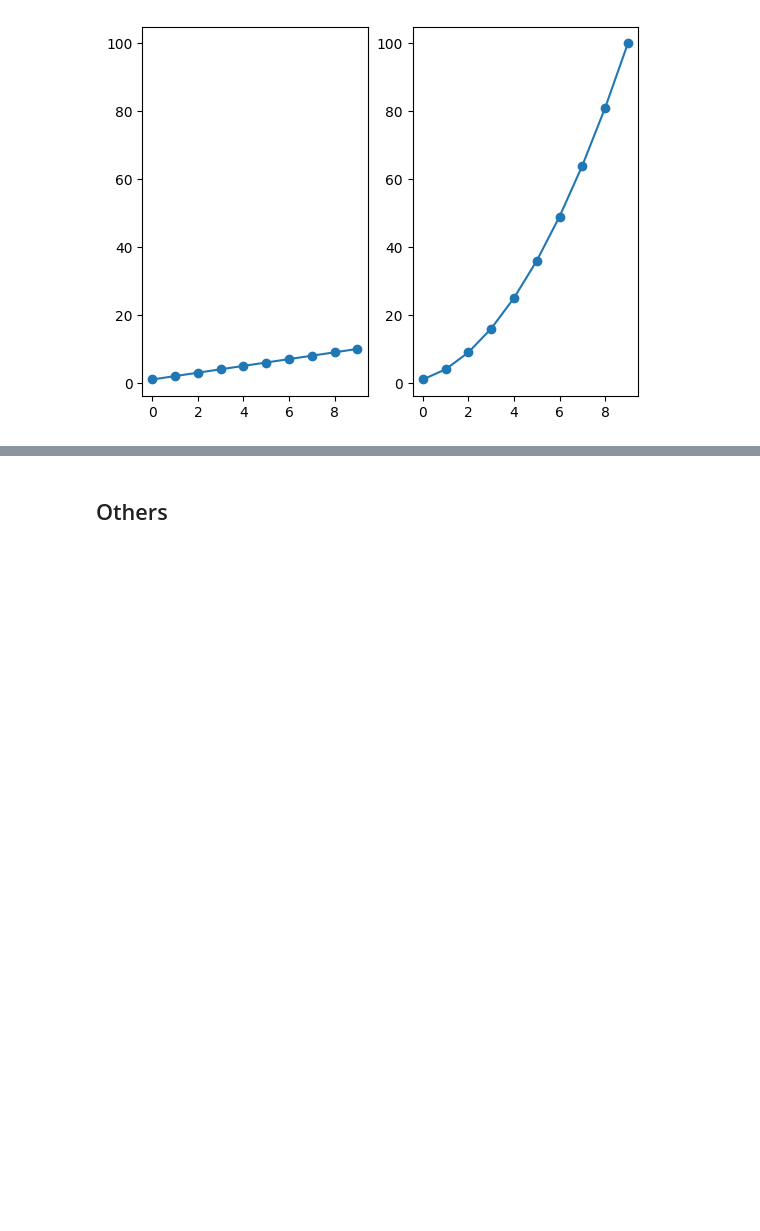
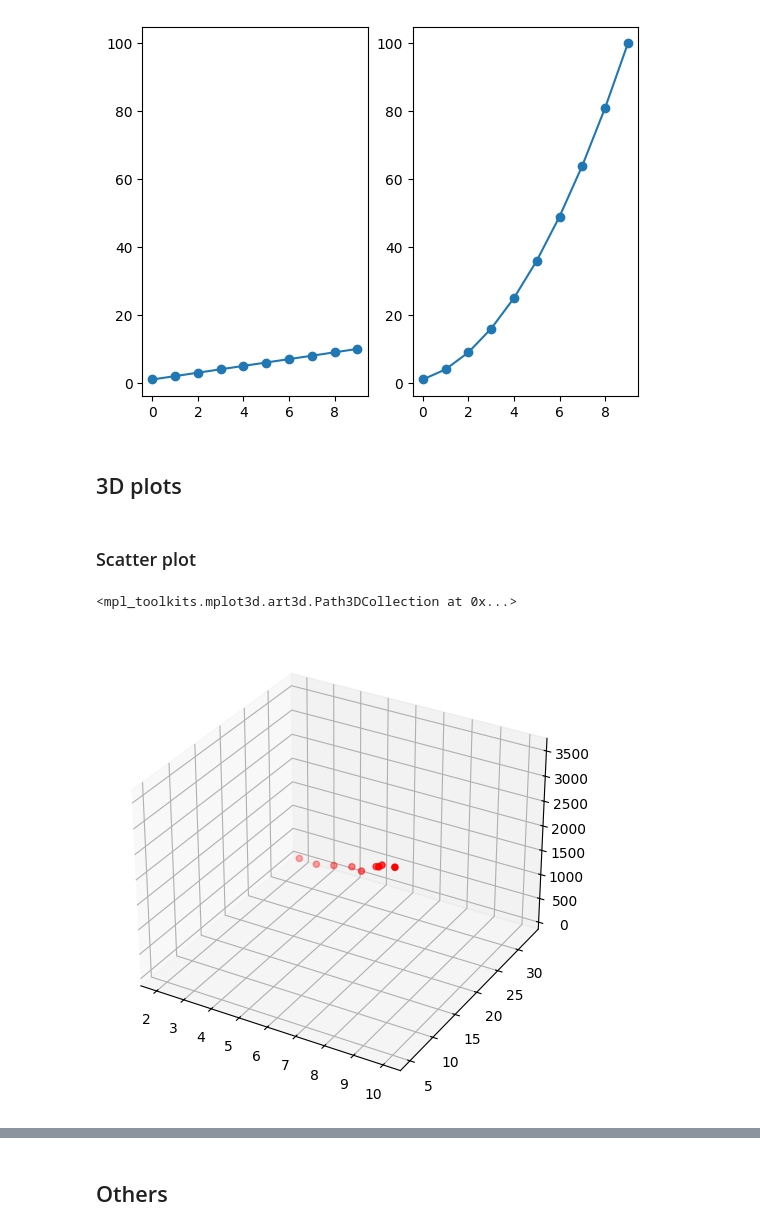
Before and after one commit to hhomaei/aml, a Jupyter notebook: 02-introduction-to-Python-libs-for-ML/03-matplotlib-practice.ipynb, the cells around one changed output, grey strips where cells are left out. Saved outputs shown, nothing was run; the diff lists cells and outputs as text; code cells hidden in the pictures; blank space fills up the shorter version.

```diff
--- a/02-introduction-to-Python-libs-for-ML/03-matplotlib-practice.ipynb
+++ b/02-introduction-to-Python-libs-for-ML/03-matplotlib-practice.ipynb
@@ -381,3 +381,22 @@ plt.plot(exponential_data, '-o')
 # %% [output]
 [<matplotlib.lines.Line2D at 0x...>]
 [figure]
+# %% [markdown]
+## 3D plots
+# %% [markdown]
+### Scatter plot
+# %%
+from sklearn.linear_model import LinearRegression
+
+# Data
+wind_speed = [2, 3, 4, 5, 6, 7, 8, 9, 10]
+temperature = [33, 31, 29, 27, 23, 20, 15, 8, 5]
+power_output = [100, 300, 600, 900, 1300, 1800, 2400, 3100, 3500]
+
+# Plotting the 3D scatter plot
+fig = plt.figure(figsize=(10, 6))  # Adjust the figure size
+ax = fig.add_subplot(111, projection='3d')
+ax.scatter(wind_speed, temperature, power_output, color='r', label='Data points')
+# %% [output]
+<mpl_toolkits.mplot3d.art3d.Path3DCollection at 0x...>
+[figure, added]
```
Also changed, not shown: parts of 5 cells of this notebook.
